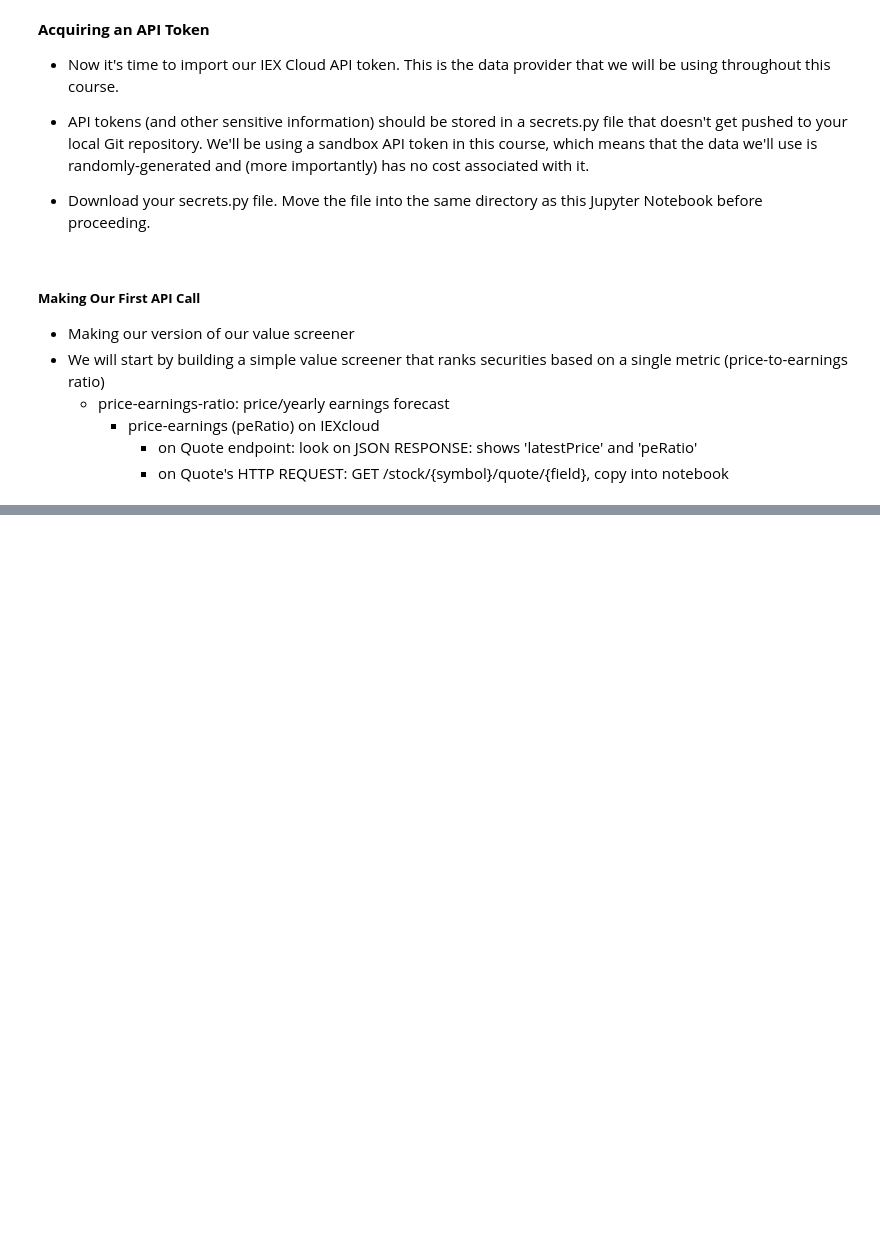
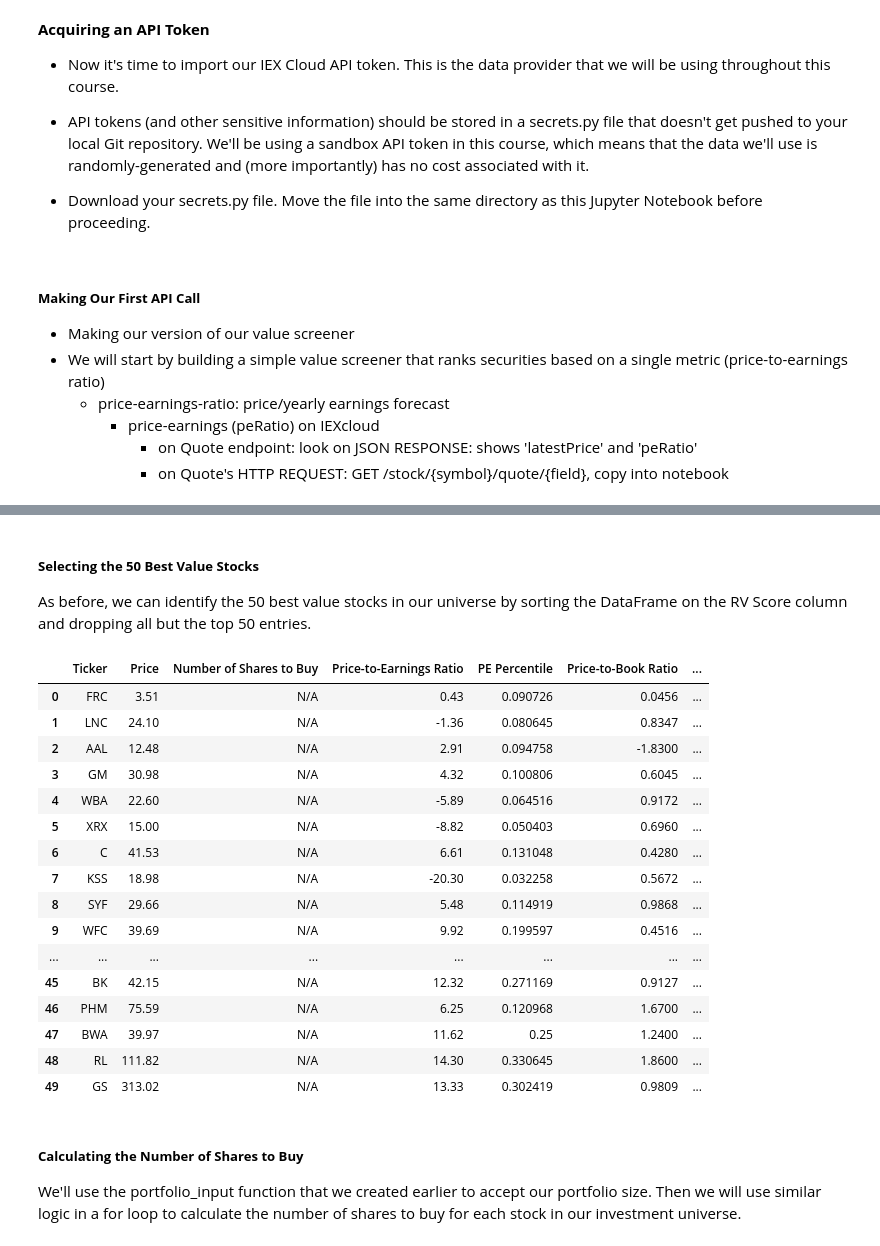
Before and after one commit to dylanxlam/algorithmic_trading_strategies_and_backtestings, a Jupyter notebook: quantitative_value_strategy.ipynb, the cells around one changed output, grey strips where cells are left out. Drawn from its saved outputs; the diff is of its cells as text; code cells hidden in the pictures; blank space fills up the shorter version.

```diff
--- a/quantitative_value_strategy.ipynb
+++ b/quantitative_value_strategy.ipynb
@@ -72,0 +463,4 @@ print(data)
+# %%
+# run a for loop on the NUMERIC columns
+for column in ['Price-to-Earnings Ratio', 'Price-to-Book Ratio','Price-to-Sales Ratio',  'EV/EBITDA','EV/GP']:
+    rv_dataframe[column].fillna(rv_dataframe[column].mean(), inplace = True)
@@ -72,0 +484,23 @@ print(data)
+# %%
+from scipy.stats import percentileofscore as score
+
+# Create Dictionary
+metrics = {
+            'Price-to-Earnings Ratio': 'PE Percentile',
+            'Price-to-Book Ratio':'PB Percentile',
+            'Price-to-Sales Ratio': 'PS Percentile',
+            'EV/EBITDA':'EV/EBITDA Percentile',
+            'EV/GP':'EV/GP Percentile'
+}
+
+for metric in metrics.keys():
+    for row in rv_dataframe.index:
+        percentile = score(rv_dataframe[metric], rv_dataframe.loc[row, metric])
+        rv_dataframe.loc[row, metrics[metric]] = percentile / 100
+
+# Print each percentile score to make sure it was calculated properly
+for metric in metrics.values():
+    print(rv_dataframe[metric])
+
+#Print the entire DataFrame
+rv_dataframe
@@ -72,0 +546,9 @@ print(data)
+# %%
+from statistics import mean
+
+for row in rv_dataframe.index:
+    value_percentiles =[]
+    for metric in metrics.keys():
+        value_percentiles.append(rv_dataframe.loc[row, metrics[metric]])
+    rv_dataframe.loc[row, 'RV Score'] = mean(value_percentiles)
+rv_dataframe
@@ -72,0 +569,30 @@ print(data)
+# %% [markdown]
+##### **Selecting the 50 Best Value Stocks**
+As before, we can identify the 50 best value stocks in our universe by sorting the DataFrame on the RV Score column and dropping all but the top 50 entries.
+# %%
+rv_dataframe.sort_values('RV Score', ascending = True, inplace = True)
+rv_dataframe = rv_dataframe[:50]
+rv_dataframe.reset_index(drop = True, inplace = True)
+rv_dataframe
+# %% [output]
+|  | Ticker | Price | Number of Shares to Buy | Price-to-Earnings Ratio | PE Percentile | Price-to-Book Ratio | ... |
+| 0 | FRC | 3.51 | N/A | 0.43 | 0.090726 | 0.0456 | ... |
+| 1 | LNC | 24.10 | N/A | -1.36 | 0.080645 | 0.8347 | ... |
+| 2 | AAL | 12.48 | N/A | 2.91 | 0.094758 | -1.8300 | ... |
+| 3 | GM | 30.98 | N/A | 4.32 | 0.100806 | 0.6045 | ... |
+| 4 | WBA | 22.60 | N/A | -5.89 | 0.064516 | 0.9172 | ... |
+| 5 | XRX | 15.00 | N/A | -8.82 | 0.050403 | 0.6960 | ... |
+| 6 | C | 41.53 | N/A | 6.61 | 0.131048 | 0.4280 | ... |
+| 7 | KSS | 18.98 | N/A | -20.30 | 0.032258 | 0.5672 | ... |
+| 8 | SYF | 29.66 | N/A | 5.48 | 0.114919 | 0.9868 | ... |
+| 9 | WFC | 39.69 | N/A | 9.92 | 0.199597 | 0.4516 | ... |
+| ... | ... | ... | ... | ... | ... | ... | ... |
+| 45 | BK | 42.15 | N/A | 12.32 | 0.271169 | 0.9127 | ... |
+| 46 | PHM | 75.59 | N/A | 6.25 | 0.120968 | 1.6700 | ... |
+| 47 | BWA | 39.97 | N/A | 11.62 | 0.25 | 1.2400 | ... |
+| 48 | RL | 111.82 | N/A | 14.30 | 0.330645 | 1.8600 | ... |
+| 49 | GS | 313.02 | N/A | 13.33 | 0.302419 | 0.9809 | ... |
+# %% [markdown]
+##### **Calculating the Number of Shares to Buy**
+
+We'll use the portfolio_input function that we created earlier to accept our portfolio size. Then we will use similar logic in a for loop to calculate the number of shares to buy for each stock in our investment universe.
```
Also changed, not shown: parts of 39 cells of this notebook, 2 other files.
